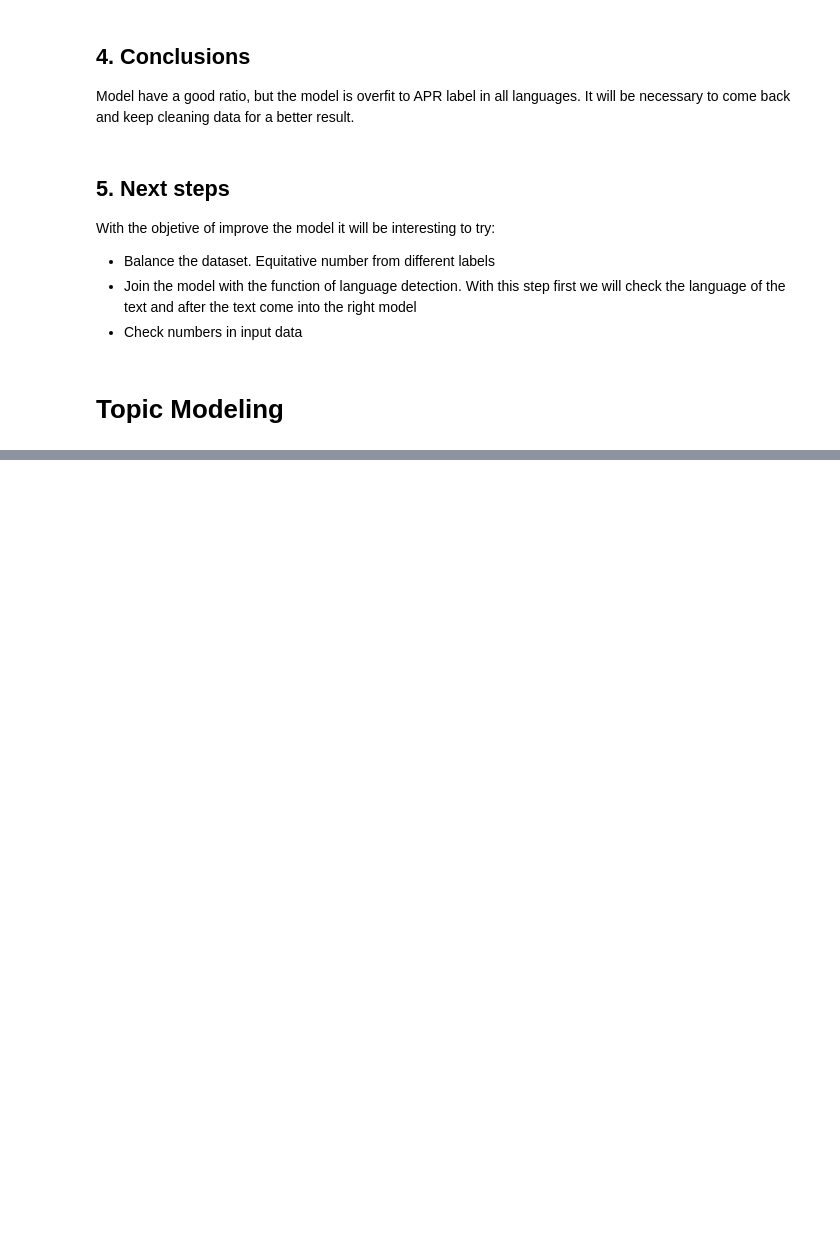
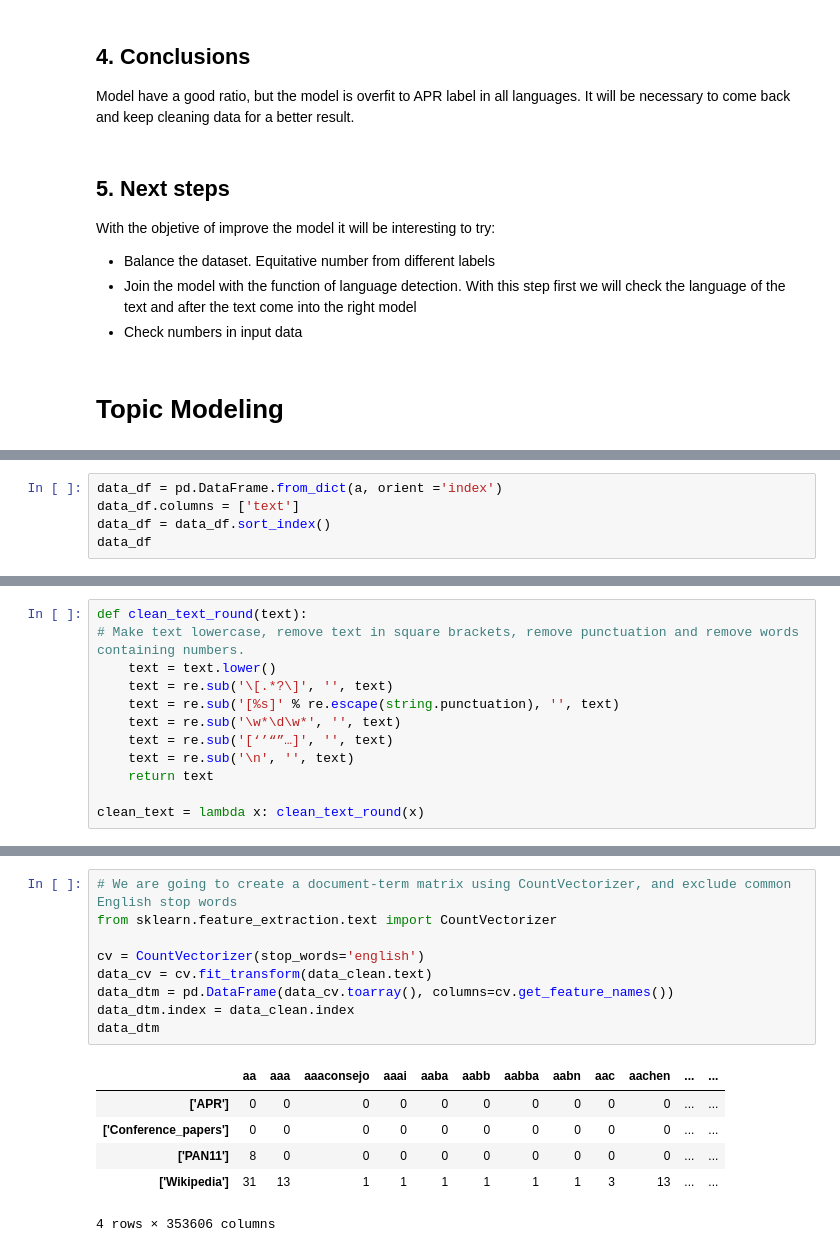
Before and after one commit to CibelesR/NLP_Associate_DS_Test, a Jupyter notebook: Notebooks/03_input_data_and_classification_model.ipynb, the cells around one changed output, grey strips where cells are left out. Drawn from its saved outputs; the diff is of its cells as text; blank space fills up the shorter version.

```diff
--- a/Notebooks/03_input_data_and_classification_model.ipynb
+++ b/Notebooks/03_input_data_and_classification_model.ipynb
@@ -530,0 +502,5 @@ cv = CountVectorizer(stop_words='english')
+# %%
+data_df = pd.DataFrame.from_dict(a, orient ='index')
+data_df.columns = ['text']
+data_df = data_df.sort_index()
+data_df
@@ -530,0 +513,12 @@ cv = CountVectorizer(stop_words='english')
+# %%
+def clean_text_round(text):
+# Make text lowercase, remove text in square brackets, remove punctuation and remove words containing numbers.
+    text = text.lower()
+    text = re.sub('\[.*?\]', '', text)
+    text = re.sub('[%s]' % re.escape(string.punctuation), '', text)
+    text = re.sub('\w*\d\w*', '', text)
+    text = re.sub('[‘’“”…]', '', text)
+    text = re.sub('\n', '', text)
+    return text
+
+clean_text = lambda x: clean_text_round(x)
@@ -530,0 +563,16 @@ cv = CountVectorizer(stop_words='english')
+# %%
+# We are going to create a document-term matrix using CountVectorizer, and exclude common English stop words
+from sklearn.feature_extraction.text import CountVectorizer
+
+cv = CountVectorizer(stop_words='english')
+data_cv = cv.fit_transform(data_clean.text)
+data_dtm = pd.DataFrame(data_cv.toarray(), columns=cv.get_feature_names())
+data_dtm.index = data_clean.index
+data_dtm
+# %% [output]
+|  | aa | aaa | aaaconsejo | aaai | aaba | aabb | aabba | aabn | aac | aachen | ... | ... |
+| ['APR'] | 0 | 0 | 0 | 0 | 0 | 0 | 0 | 0 | 0 | 0 | ... | ... |
+| ['Conference_papers'] | 0 | 0 | 0 | 0 | 0 | 0 | 0 | 0 | 0 | 0 | ... | ... |
+| ['PAN11'] | 8 | 0 | 0 | 0 | 0 | 0 | 0 | 0 | 0 | 0 | ... | ... |
+| ['Wikipedia'] | 31 | 13 | 1 | 1 | 1 | 1 | 1 | 1 | 3 | 13 | ... | ... |
+4 rows × 353606 columns
```
Also changed, not shown: parts of 81 cells of this notebook, 3 other files.
